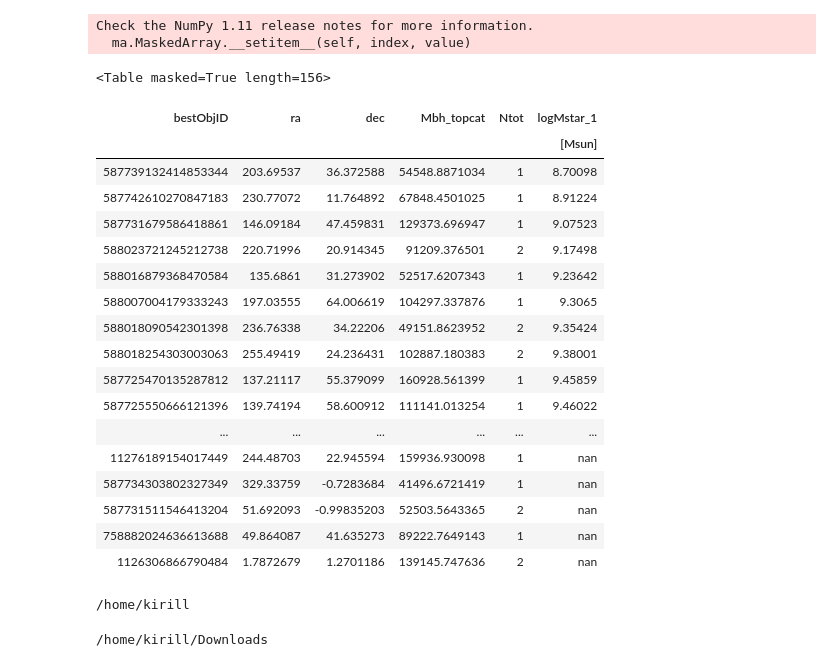
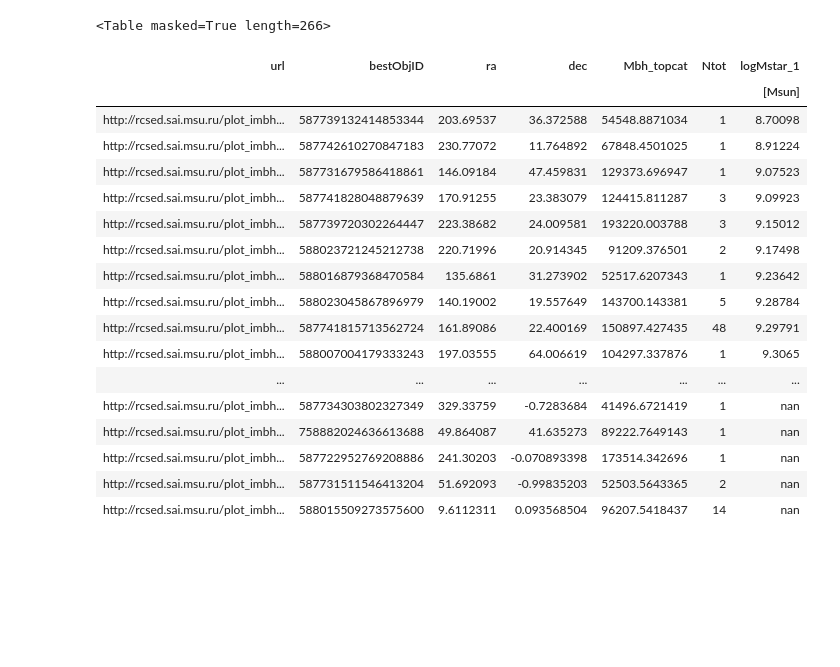
Before and after one commit to Kirilliann/imbh_host, a Jupyter notebook: table_groups.ipynb, the cells around one changed output. Saved outputs shown, nothing was run; the diff lists cells and outputs as text; code cells hidden in the pictures; blank space fills up the shorter version.

```diff
--- a/table_groups.ipynb
+++ b/table_groups.ipynb
@@ -32,36 +44,26 @@ WARNING: MergeConflictWarning: Cannot merge meta key 'UCD__10' types <type 'str'
 # %%
-final = joined_garik7['bestObjID','ra','dec','Mbh_topcat','Ntot','logMstar_1']
+final = joined_garik7['url','bestObjID','ra','dec','Mbh_topcat','Ntot','logMstar_1']
 final.sort('Ntot')
-alone = final[final['Ntot'] < 3]
+alone = final
 alone.sort('logMstar_1')
 alone.show_in_notebook()
 # %% [output]
-Check the NumPy 1.11 release notes for more information.
-  ma.MaskedArray.__setitem__(self, index, value)
+<Table masked=True length=266>
-<Table masked=True length=156>
-| bestObjID | ra | dec | Mbh_topcat | Ntot | logMstar_1 |
-|  |  |  |  |  | [Msun] |
-| 587739132414853344 | 203.69537 | 36.372588 | 54548.8871034 | 1 | 8.70098 |
-| 587742610270847183 | 230.77072 | 11.764892 | 67848.4501025 | 1 | 8.91224 |
-| 587731679586418861 | 146.09184 | 47.459831 | 129373.696947 | 1 | 9.07523 |
-| 588023721245212738 | 220.71996 | 20.914345 | 91209.376501 | 2 | 9.17498 |
-| 588016879368470584 | 135.6861 | 31.273902 | 52517.6207343 | 1 | 9.23642 |
-| 588007004179333243 | 197.03555 | 64.006619 | 104297.337876 | 1 | 9.3065 |
-| 588018090542301398 | 236.76338 | 34.22206 | 49151.8623952 | 2 | 9.35424 |
-| 588018254303003063 | 255.49419 | 24.236431 | 102887.180383 | 2 | 9.38001 |
-| 587725470135287812 | 137.21117 | 55.379099 | 160928.561399 | 1 | 9.45859 |
-| 587725550666121396 | 139.74194 | 58.600912 | 111141.013254 | 1 | 9.46022 |
-| ... | ... | ... | ... | ... | ... |
-| 11276189154017449 | 244.48703 | 22.945594 | 159936.930098 | 1 | nan |
-| 587734303802327349 | 329.33759 | -0.7283684 | 41496.6721419 | 1 | nan |
-| 587731511546413204 | 51.692093 | -0.99835203 | 52503.5643365 | 2 | nan |
-| 758882024636613688 | 49.864087 | 41.635273 | 89222.7649143 | 1 | nan |
-| 1126306866790484 | 1.7872679 | 1.2701186 | 139145.747636 | 2 | nan |
+| url | bestObjID | ra | dec | Mbh_topcat | Ntot | logMstar_1 |
+|  |  |  |  |  |  | [Msun] |
+| http://rcsed.sai.msu.ru/plot_imbh... | 587739132414853344 | 203.69537 | 36.372588 | 54548.8871034 | 1 | 8.70098 |
+| http://rcsed.sai.msu.ru/plot_imbh... | 587742610270847183 | 230.77072 | 11.764892 | 67848.4501025 | 1 | 8.91224 |
+| http://rcsed.sai.msu.ru/plot_imbh... | 587731679586418861 | 146.09184 | 47.459831 | 129373.696947 | 1 | 9.07523 |
+| http://rcsed.sai.msu.ru/plot_imbh... | 587741828048879639 | 170.91255 | 23.383079 | 124415.811287 | 3 | 9.09923 |
+| http://rcsed.sai.msu.ru/plot_imbh... | 587739720302264447 | 223.38682 | 24.009581 | 193220.003788 | 3 | 9.15012 |
+| http://rcsed.sai.msu.ru/plot_imbh... | 588023721245212738 | 220.71996 | 20.914345 | 91209.376501 | 2 | 9.17498 |
+| http://rcsed.sai.msu.ru/plot_imbh... | 588016879368470584 | 135.6861 | 31.273902 | 52517.6207343 | 1 | 9.23642 |
+| http://rcsed.sai.msu.ru/plot_imbh... | 588023045867896979 | 140.19002 | 19.557649 | 143700.143381 | 5 | 9.28784 |
+| http://rcsed.sai.msu.ru/plot_imbh... | 587741815713562724 | 161.89086 | 22.400169 | 150897.427435 | 48 | 9.29791 |
+| http://rcsed.sai.msu.ru/plot_imbh... | 588007004179333243 | 197.03555 | 64.006619 | 104297.337876 | 1 | 9.3065 |
+| ... | ... | ... | ... | ... | ... | ... |
+| http://rcsed.sai.msu.ru/plot_imbh... | 587734303802327349 | 329.33759 | -0.7283684 | 41496.6721419 | 1 | nan |
+| http://rcsed.sai.msu.ru/plot_imbh... | 758882024636613688 | 49.864087 | 41.635273 | 89222.7649143 | 1 | nan |
+| http://rcsed.sai.msu.ru/plot_imbh... | 587722952769208886 | 241.30203 | -0.070893398 | 173514.342696 | 1 | nan |
+| http://rcsed.sai.msu.ru/plot_imbh... | 587731511546413204 | 51.692093 | -0.99835203 | 52503.5643365 | 2 | nan |
+| http://rcsed.sai.msu.ru/plot_imbh... | 588015509273575600 | 9.6112311 | 0.093568504 | 96207.5418437 | 14 | nan |
-# %%
-cd
-# %% [output]
-/home/kirill
-# %%
-cd Downloads/
-# %% [output]
-/home/kirill/Downloads
```
Also changed, not shown: parts of 1 cell of this notebook.
